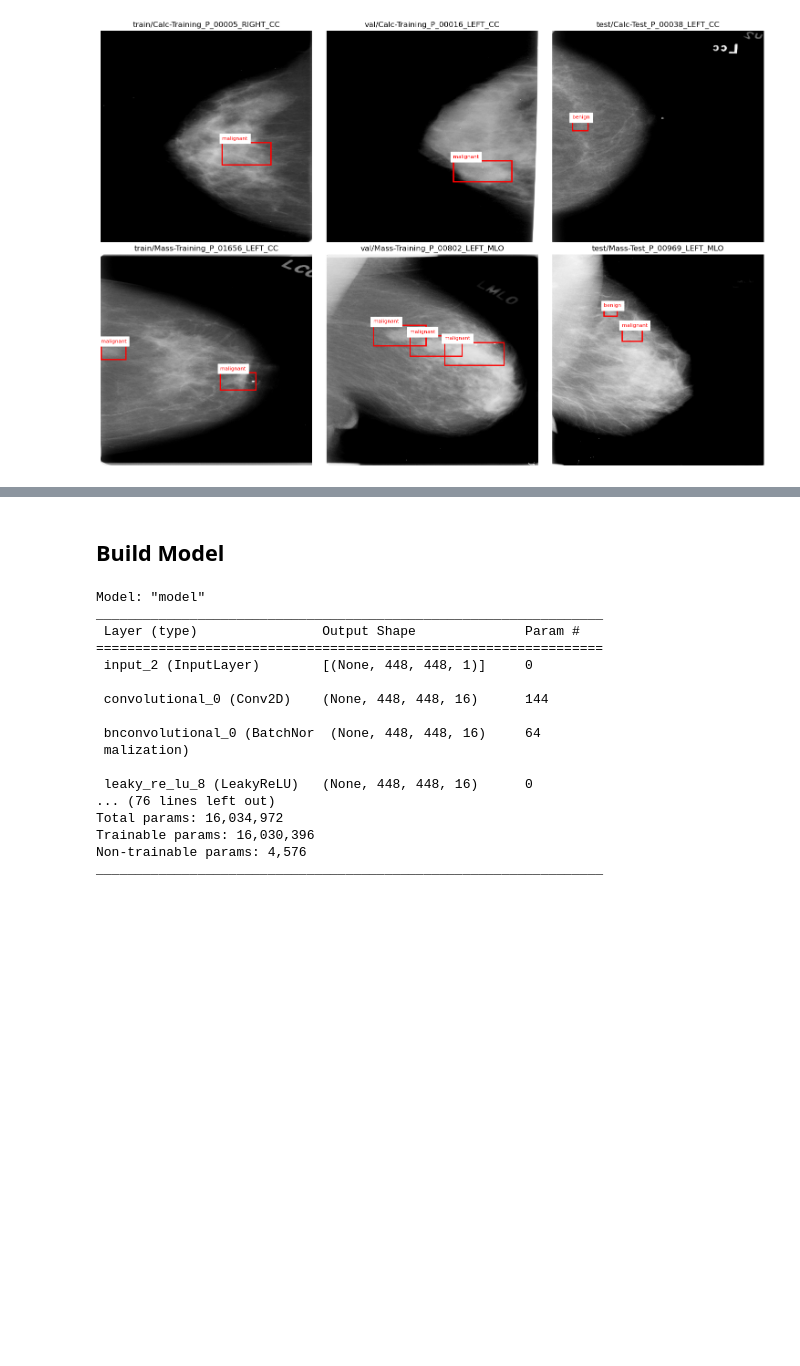
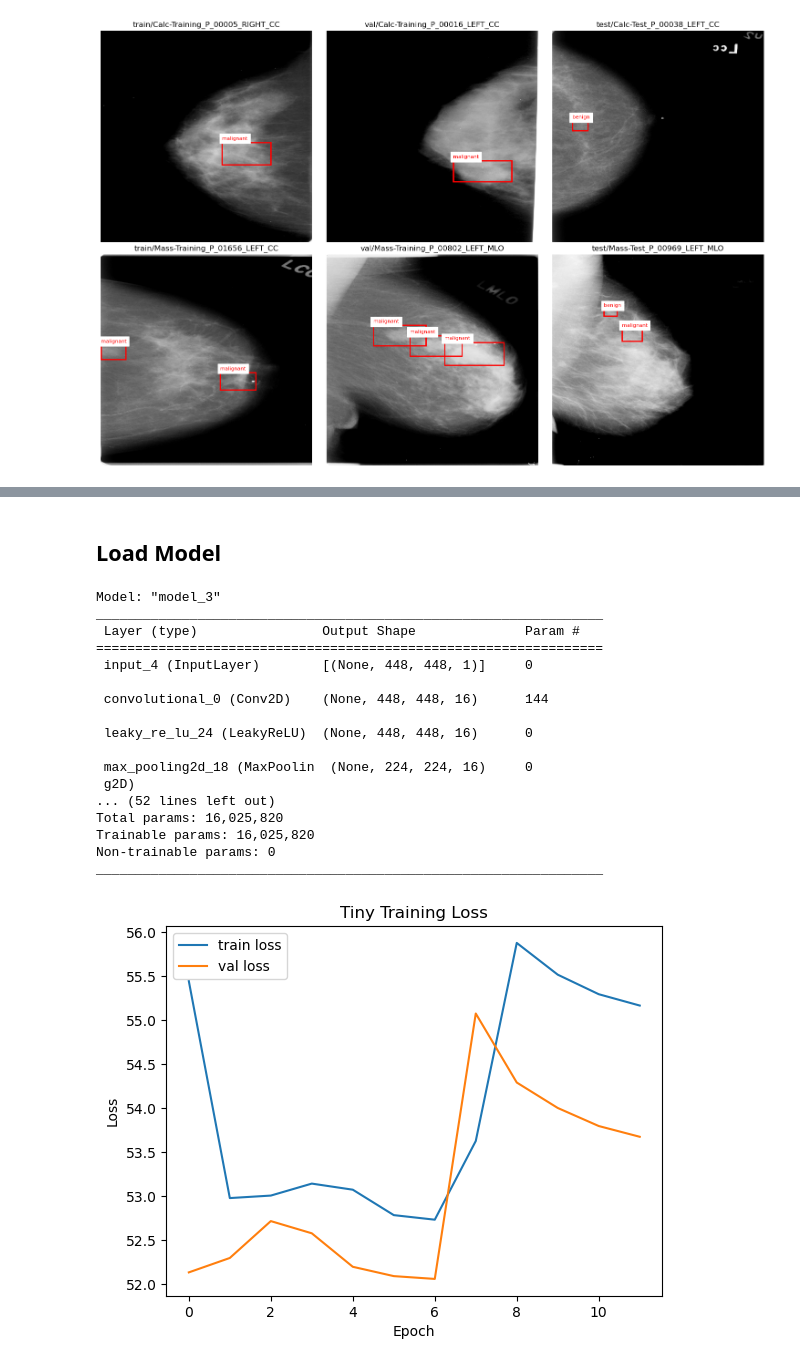
Before and after one commit to Cr3sp1/MammoYOLO, a Jupyter notebook: Results.ipynb, the cells around one changed output, grey strips where cells are left out. Cells and saved outputs as stored; diff of their text form; code cells hidden in the pictures; blank space fills up the shorter version.

Commit message:
feat: add training

```diff
--- a/Results.ipynb
+++ b/Results.ipynb
@@ -62,3 +27,3 @@ Zero Input Loss: 0.0
 # %% [markdown]
-## Build Model
+## Load Model
 # %%
@@ -66,20 +31,20 @@ model = tiny_yolov1()
 # %%
-model.summary()
+model_tiny.summary()
 # %% [output]
-Model: "model"
+Model: "model_3"
 _________________________________________________________________
  Layer (type)                Output Shape              Param #
 =================================================================
- input_2 (InputLayer)        [(None, 448, 448, 1)]     0
+ input_4 (InputLayer)        [(None, 448, 448, 1)]     0
 
  convolutional_0 (Conv2D)    (None, 448, 448, 16)      144
 
- bnconvolutional_0 (BatchNor  (None, 448, 448, 16)     64
- malization)
+ leaky_re_lu_24 (LeakyReLU)  (None, 448, 448, 16)      0
 
- leaky_re_lu_8 (LeakyReLU)   (None, 448, 448, 16)      0
-... (76 lines left out)
-Total params: 16,034,972
-Trainable params: 16,030,396
-Non-trainable params: 4,576
+ max_pooling2d_18 (MaxPoolin  (None, 224, 224, 16)     0
+ g2D)
+... (52 lines left out)
+Total params: 16,025,820
+Trainable params: 16,025,820
+Non-trainable params: 0
 _________________________________________________________________
@@ -85,0 +53,12 @@ _________________________________________________________________
+# %%
+history_df = pd.read_csv('history/training_tiny.csv')
+# %%
+plt.plot(history_df['loss'], label='train loss')
+plt.plot(history_df['val_loss'], label='val loss')
+plt.legend()
+plt.title("Tiny Training Loss")
+plt.xlabel("Epoch")
+plt.ylabel("Loss")
+plt.show()
+# %% [output]
+[figure, added]
```
Also changed, not shown: parts of 5 cells of this notebook, 5 other files.
